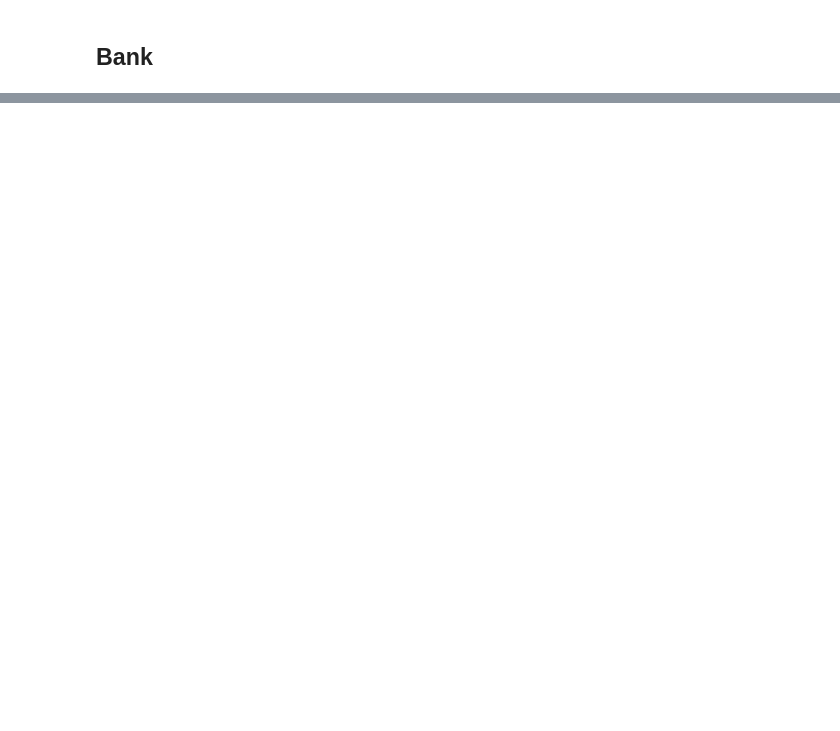
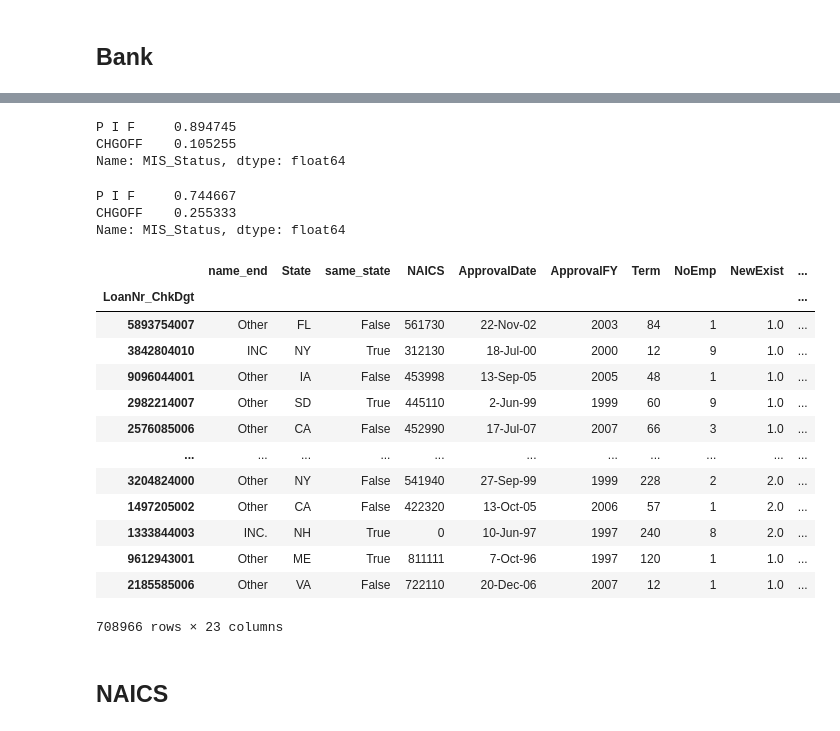
Before and after one commit to patrick-potocny/loan_prediction, a Jupyter notebook: notebooks/01_loan_prediction_eda.ipynb, the cells around one changed output, grey strips where cells are left out. Saved outputs shown, nothing was run; the diff lists cells and outputs as text; code cells hidden in the pictures; blank space fills up the shorter version.

```diff
--- a/notebooks/01_loan_prediction_eda.ipynb
+++ b/notebooks/01_loan_prediction_eda.ipynb
@@ -336,0 +374,2 @@ Name: MIS_Status, dtype: float64
+# %%
+df = drop_col(df, 'Bank')
@@ -336,0 +402,12 @@ Name: MIS_Status, dtype: float64
+# %%
+df[df['State'] == df['BankState']][label].value_counts(normalize=True)
+# %% [output]
+P I F     0.894745
+CHGOFF    0.105255
+Name: MIS_Status, dtype: float64
+# %%
+df[df['State'] != df['BankState']][label].value_counts(normalize=True)
+# %% [output]
+P I F     0.744667
+CHGOFF    0.255333
+Name: MIS_Status, dtype: float64
@@ -336,0 +416,19 @@ Name: MIS_Status, dtype: float64
+# %%
+df
+# %% [output]
+|  | name_end | State | same_state | NAICS | ApprovalDate | ApprovalFY | Term | NoEmp | NewExist | ... |
+| LoanNr_ChkDgt |  |  |  |  |  |  |  |  |  | ... |
+| 5893754007 | Other | FL | False | 561730 | 22-Nov-02 | 2003 | 84 | 1 | 1.0 | ... |
+| 3842804010 | INC | NY | True | 312130 | 18-Jul-00 | 2000 | 12 | 9 | 1.0 | ... |
+| 9096044001 | Other | IA | False | 453998 | 13-Sep-05 | 2005 | 48 | 1 | 1.0 | ... |
+| 2982214007 | Other | SD | True | 445110 | 2-Jun-99 | 1999 | 60 | 9 | 1.0 | ... |
+| 2576085006 | Other | CA | False | 452990 | 17-Jul-07 | 2007 | 66 | 3 | 1.0 | ... |
+| ... | ... | ... | ... | ... | ... | ... | ... | ... | ... | ... |
+| 3204824000 | Other | NY | False | 541940 | 27-Sep-99 | 1999 | 228 | 2 | 2.0 | ... |
+| 1497205002 | Other | CA | False | 422320 | 13-Oct-05 | 2006 | 57 | 1 | 2.0 | ... |
+| 1333844003 | INC. | NH | True | 0 | 10-Jun-97 | 1997 | 240 | 8 | 2.0 | ... |
+| 9612943001 | Other | ME | True | 811111 | 7-Oct-96 | 1997 | 120 | 1 | 1.0 | ... |
+| 2185585006 | Other | VA | False | 722110 | 20-Dec-06 | 2007 | 12 | 1 | 1.0 | ... |
+708966 rows × 23 columns
+# %% [markdown]
+## NAICS
```
Also changed, not shown: parts of 48 cells of this notebook, 2 other files.
